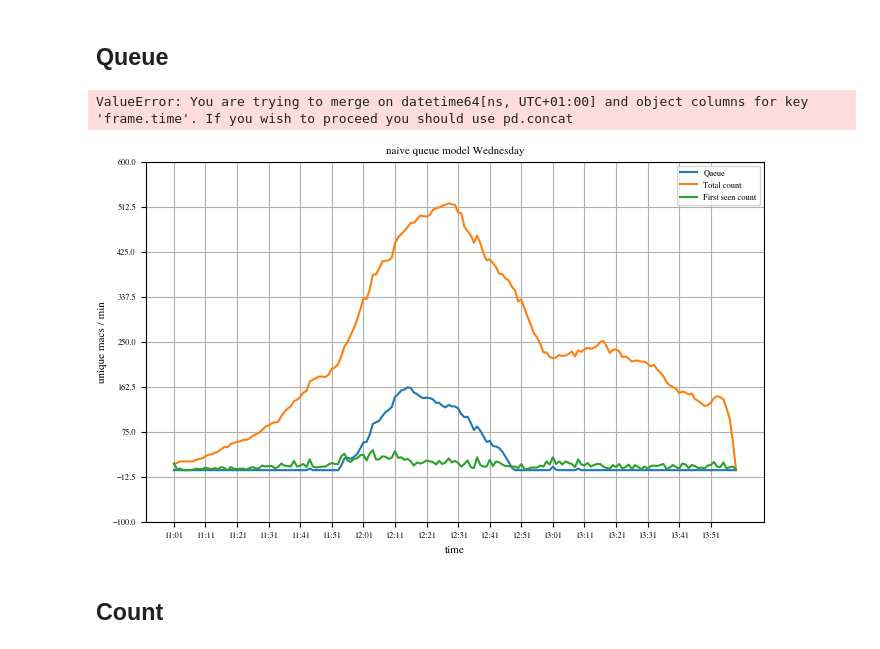
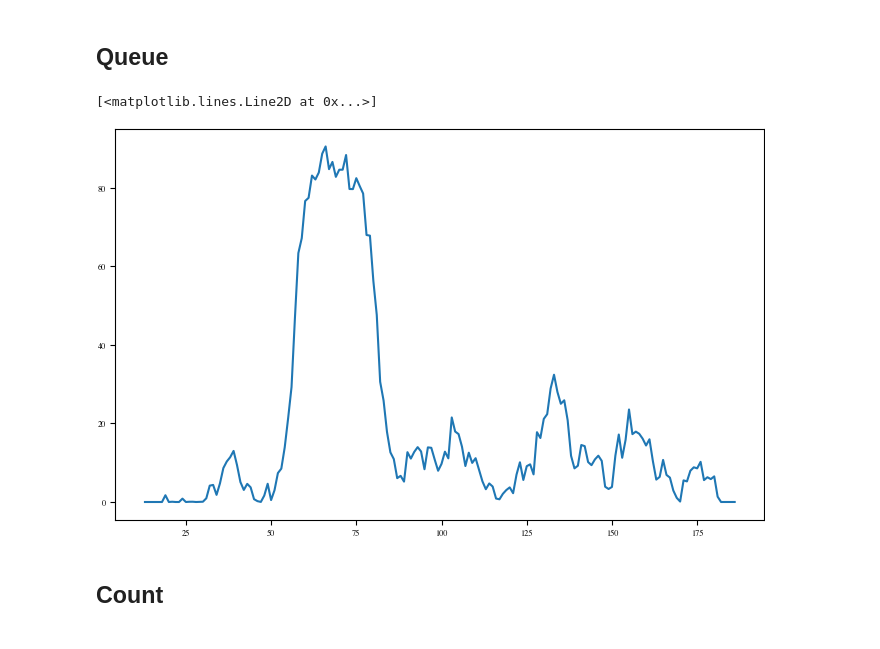
Before and after one commit to danielbischofff/dataLiteracyPeopleCounting, a Jupyter notebook: PeopleFlowMensa.ipynb, the cells around one changed output. Saved outputs shown, nothing was run; the diff lists cells and outputs as text; code cells hidden in the pictures.

Commit message:
add queue model

```diff
--- a/PeopleFlowMensa.ipynb
+++ b/PeopleFlowMensa.ipynb
@@ -320,0 +397,6 @@ d1FirstLastCumSumFriday =  getcumSumMerged(d1FirstLastFriday)
+# %%
+d1FirstLastCumSumPeopleMonday = estimate_devices2people(d1FirstLastCumSumMonday)
+d1FirstLastCumSumPeopleTuesday = estimate_devices2people(d1FirstLastCumSumTuesday)
+d1FirstLastCumSumPeopleWednesday = estimate_devices2people(d1FirstLastCumSumWednesday)
+d1FirstLastCumSumPeopleThursday = estimate_devices2people(d1FirstLastCumSumThursday)
+d1FirstLastCumSumPeopleFriday = estimate_devices2people(d1FirstLastCumSumFriday)
@@ -398,0 +514,36 @@ def queue_model(nr_counters, serving_speed, countFirst):
+# %%
+def queue_model_uncertaintySP_PC(dFirstLastCumSumPeopleMonday, mean_serving_speed = 5, std_dev_serving_speed = 1, nr_counters = 3, max_serve_speed = 20, num_simulations=1000):
+
+
+    queueCount = dFirstLastCumSumPeopleMonday.copy()
+
+    # Run multiple simulations
+    all_simulations = []
+    for _  in range(num_simulations):
+        queueCount['queue_count'] = 0
+        for i in range(len(queueCount)):
+            # random serving speed
+            serving_speed = np.random.normal(mean_serving_speed, std_dev_serving_speed)
+            serving_speed = max(serving_speed, 0)
+
+            if i == 0: #timepoint 0
+                queueCount['queue_count'].iloc[i] = max(0, 0 + queueCount['count_First_people_mean'].iloc[i] - serving_speed)
+            else:
+                serving_speed_estimation = min(max_serve_speed, serving_speed + (queueCount['queue_count'].iloc[i-1]/nr_counters))
+                queueCount['queue_count'].iloc[i] = max(0, queueCount['queue_count'].iloc[i-1] + queueCount['count_First_people_mean'].iloc[i] - np.round(serving_speed_estimation))
+
+        all_simulations.append(queueCount['queue_count'])
+
+    all_simulations = np.array(all_simulations)
+
+    # Calculate mean and standard error at each minute
+    mean_queue_counts = all_simulations.mean(axis=0)
+    stderr_queue_counts = all_simulations.std(axis=0) / np.sqrt(len(dFirstLastCumSumPeopleMonday))
+
+
+    queueCount['queue_mean_count'] = mean_queue_counts
+    queueCount['queue_stderr_count'] = stderr_queue_counts
+
+    return queueCount
+# %%
+d1FirstLastCumSumPeopleMonday = queue_model_uncertaintySP_PC(d1FirstLastCumSumPeopleMonday)
@@ -400,11 +585,9 @@ def queue_model(nr_counters, serving_speed, countFirst):
 # Plot Results
 # %% [markdown]
 ## Queue
-# %%
-plotQueue(naive_queue_model(3, 30, d5timeCountLastMonday),d5CumSumWednesday , 'naive queue model Wednesday', 2)
-# %% [output]
-ValueError: You are trying to merge on datetime64[ns, UTC+01:00] and object columns for key 'frame.time'. If you wish to proceed you should use pd.concat
-# %%
-plotQueue(naive_queue_model(3, 6, d1timeCountFirstWednesday),d1CumSumWednesday , 'naive queue model Wednesday', 10 )
-# %% [output]
-[figure, removed]
+# %%
+plt.rcParams.update(bundles.icml2022(column='full', nrows=1, ncols=1, usetex=False))
+plt.plot(d1FirstLastCumSumPeopleMonday['queue_mean_count'])
+# %% [output]
+[<matplotlib.lines.Line2D at 0x...>]
+[figure, added]
```
Also changed, not shown: parts of 33 cells of this notebook.
